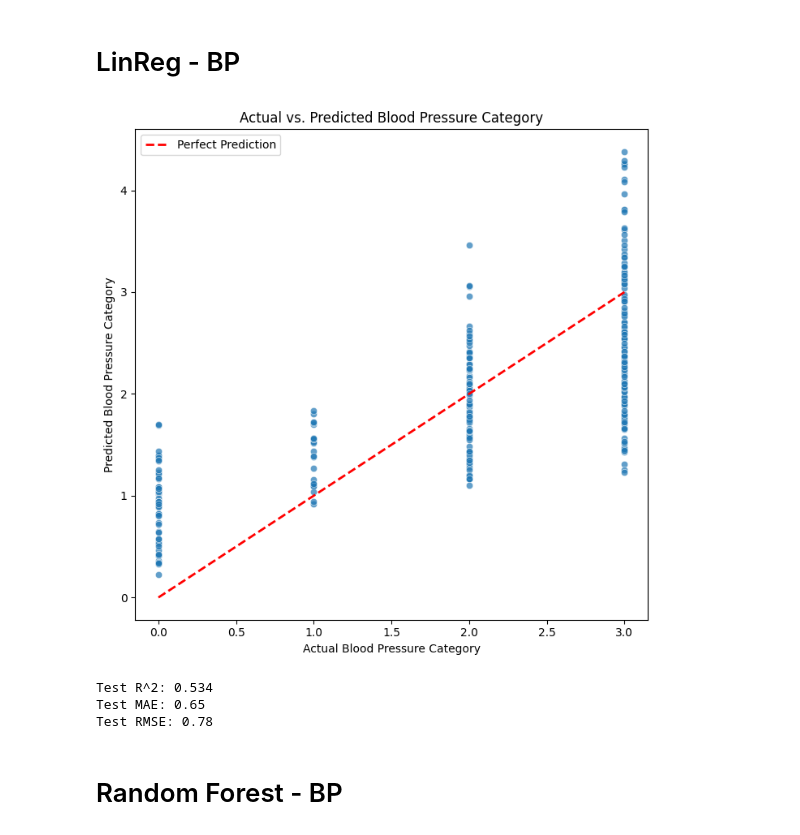
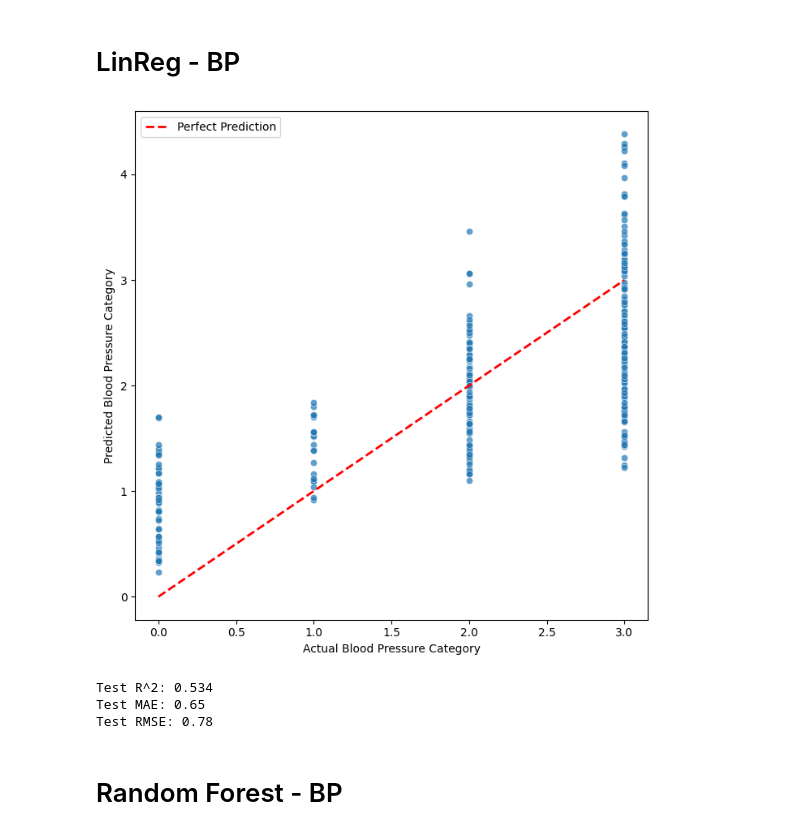
Before and after one commit to DS3001-Group-P/Final-Project, a Jupyter notebook: milestone3.ipynb, the cells around one changed output. Drawn from its saved outputs; the diff is of its cells as text; code cells hidden in the pictures.

```diff
--- a/milestone3.ipynb
+++ b/milestone3.ipynb
@@ -345,6 +343,11 @@ Model Evaluation Comparison Table:
 # LinReg - BP
 # %%
 import sklearn as sk
+from sklearn.model_selection import train_test_split
+from sklearn.linear_model import LinearRegression
+from sklearn.metrics import r2_score, mean_absolute_error, mean_squared_error
+import matplotlib.pyplot as plt
+import seaborn as sns
 
 # Target variable
 y = model_data['BP_Category_Label']
@@ -352,48 +355,41 @@ y = model_data['BP_Category_Label']
 # drop the target variable
 X = model_data.drop(columns=['BP_Category_Label'])
 
-from sklearn.model_selection import train_test_split
 
 X_train, X_test, y_train, y_test = train_test_split(
     X, y, test_size=0.2, random_state=42
 )
-from sklearn.linear_model import LinearRegression
 
 reg = LinearRegression()
 reg.fit(X_train, y_train)
 
 # prediction
 y_pred = reg.predict(X_test)
 
 # evaluation
-from sklearn.metrics import r2_score, mean_absolute_error, mean_squared_error
 r2 = r2_score(y_test, y_pred)
 mae = mean_absolute_error(y_test, y_pred)
 mse = mean_squared_error(y_test, y_pred)
 rmse = np.sqrt(mse)
 
 # Plot
-import matplotlib.pyplot as plt
-import seaborn as sns
-
 plt.figure(figsize=(7,7))
 sns.scatterplot(x=y_test, y=y_pred, alpha=0.7)
 plt.plot([y_test.min(), y_test.max()],
          [y_test.min(), y_test.max()],
          'r--', lw=2, label='Perfect Prediction')
 plt.xlabel("Actual Blood Pressure Category")
 plt.ylabel("Predicted Blood Pressure Category")
-plt.title("Actual vs. Predicted Blood Pressure Category")
 plt.legend()
 plt.tight_layout()
 plt.show()
 
 # error
 print(f"Test R^2: {r2:.3f}")
 print(f"Test MAE: {mae:.2f}")
 print(f"Test RMSE: {rmse:.2f}")
 # %% [output]
-[figure, old version]
+[figure, new version]
 Test R^2: 0.534
 Test MAE: 0.65
 Test RMSE: 0.78
```
Also changed, not shown: parts of 3 cells of this notebook.
